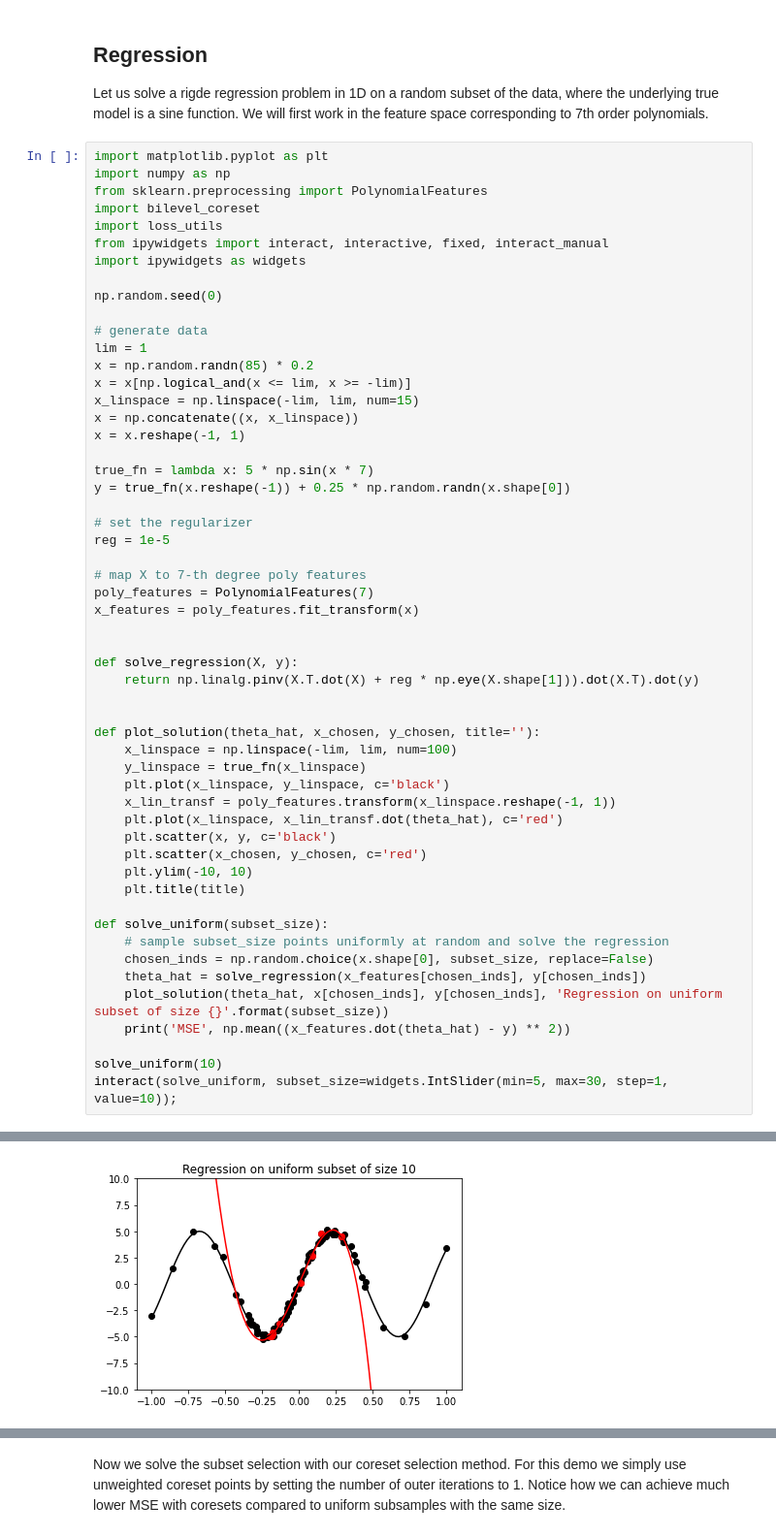
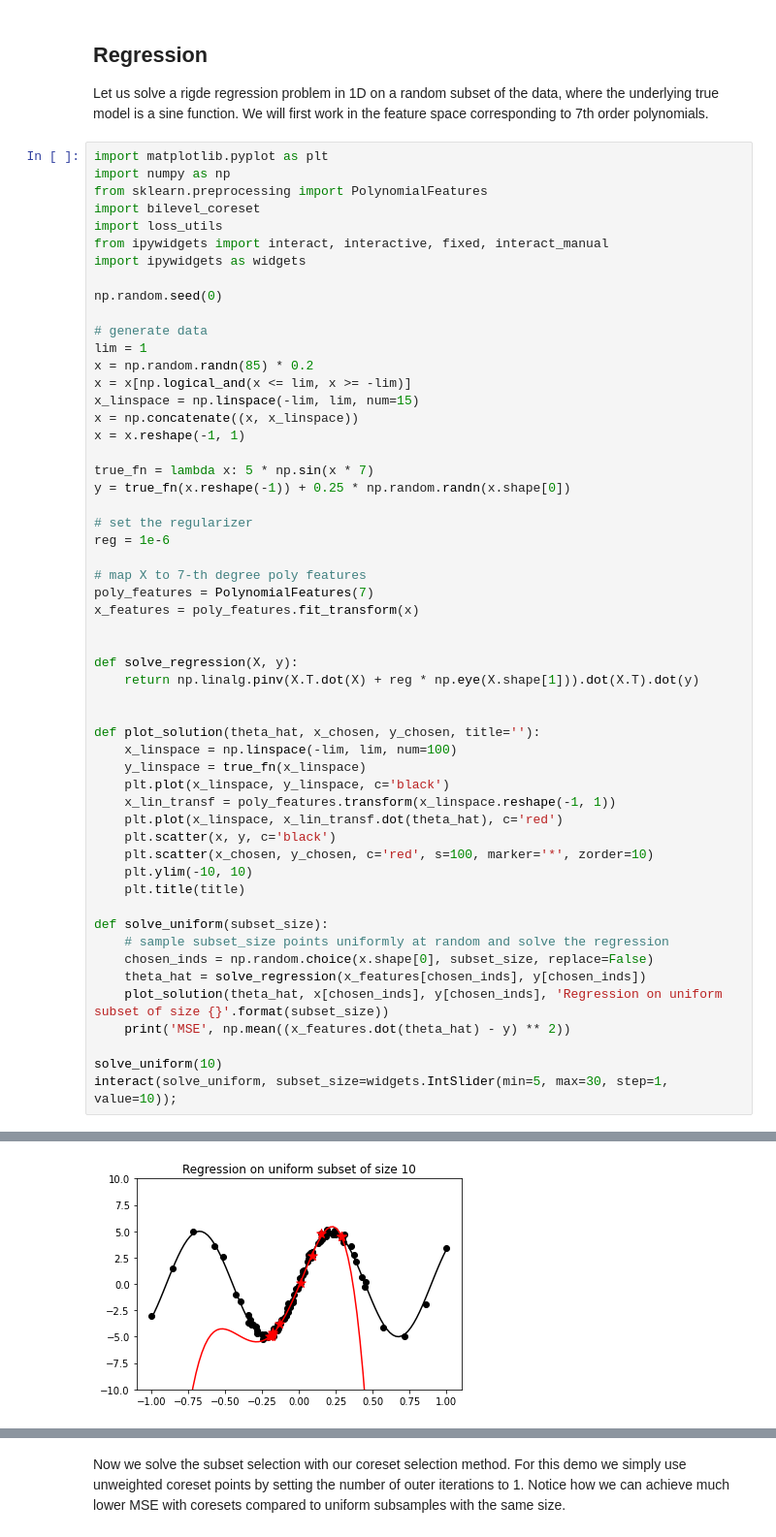
Before and after one commit to zalanborsos/bilevel_coresets, a Jupyter notebook: demo.ipynb, the cells around one changed output, grey strips where cells are left out. Shown at 97% size. Drawn from its saved outputs; the diff is of its cells as text.

```diff
--- a/demo.ipynb
+++ b/demo.ipynb
@@ -33,7 +33,7 @@ true_fn = lambda x: 5 * np.sin(x * 7)
 y = true_fn(x.reshape(-1)) + 0.25 * np.random.randn(x.shape[0])
 
 # set the regularizer
-reg = 1e-5
+reg = 1e-6
 
 # map X to 7-th degree poly features
 poly_features = PolynomialFeatures(7)
@@ -51,7 +51,7 @@ def plot_solution(theta_hat, x_chosen, y_chosen, title=''):
     x_lin_transf = poly_features.transform(x_linspace.reshape(-1, 1))
     plt.plot(x_linspace, x_lin_transf.dot(theta_hat), c='red')
     plt.scatter(x, y, c='black')
-    plt.scatter(x_chosen, y_chosen, c='red')
+    plt.scatter(x_chosen, y_chosen, c='red', s=100, marker='*', zorder=10)
     plt.ylim(-10, 10)
     plt.title(title)
 
@@ -69,4 +69,4 @@ MSE 1064.8199641580159
-[figure, old version]
+[figure, new version]
 interactive(children=(IntSlider(value=10, description='subset_size', max=30, min=5), Output()), _dom_classes=(…
 # %% [markdown]
 Now we solve the subset selection with our coreset selection method. For this demo we simply use unweighted coreset points by setting the number of outer iterations to 1. Notice how we can achieve much lower MSE with coresets compared to uniform subsamples with the same size.
```
Also changed, not shown: parts of 6 cells of this notebook.
